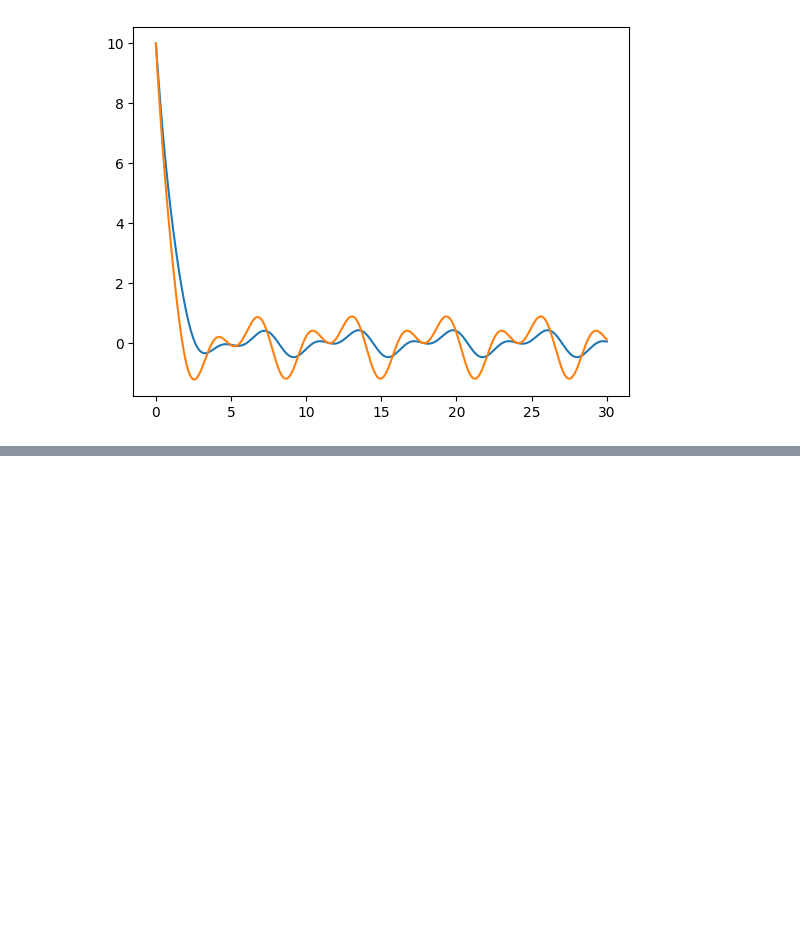
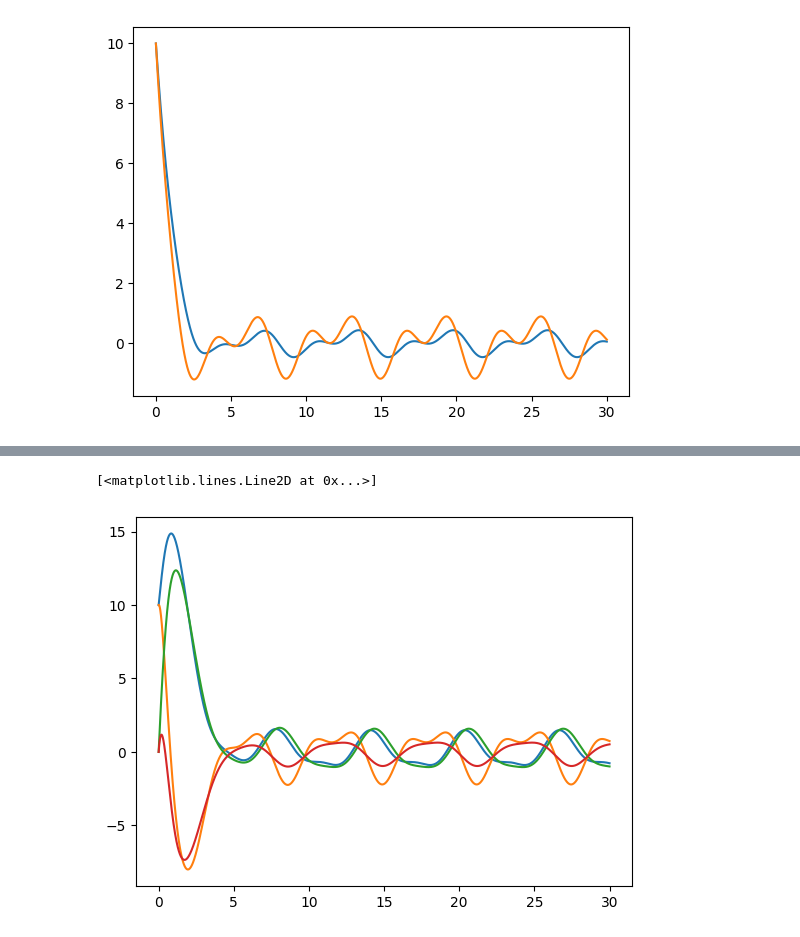
Before and after one commit to diuzhevVlad/control-theory-itmo-2023-2024, a Jupyter notebook: Lab11/Lab11.ipynb, the cells around one changed output, grey strips where cells are left out. Cells and saved outputs as stored; diff of their text form; code cells hidden in the pictures; blank space fills up the shorter version.

Commit message:
lab11 full scratch

```diff
--- a/Lab11/Lab11.ipynb
+++ b/Lab11/Lab11.ipynb
@@ -329,0 +466,2 @@ plt.plot(time_1,out.states[3])
+# %%
+K_4, L_4, Q = generate_Hinf_obs(A,B_1,B_2,C_1,C_2,D_1,D_2,10)
@@ -329,0 +476,23 @@ plt.plot(time_1,out.states[3])
+# %%
+A_new = np.block([
+    [A + B_2@K_4, -B_2@K_4],
+    [-(L_4@D_1+B_1)*(10**-2)@B_1.T@Q, A + L_4@C_1 + (L_4@D_1+B_1)*(10**-2)@B_1.T@Q]
+])
+B_new = np.block([
+    [B_1],
+    [L_4@D_1+B_1]
+])
+C_new = np.block([C_2+D_2@K_4, -D_2@K_4])
+D_new = np.zeros((C_2.shape[0],D_1.shape[1]))
+# %%
+sys_full = ctrl.ss(A_new,B_new,C_new,D_new)
+# %%
+out = ctrl.forced_response(sys_full,time_1,w,np.ones(4)*10)
+# %%
+plt.plot(time_1,out.states[0,:])
+plt.plot(time_1,out.states[1,:])
+plt.plot(time_1,out.states[0,:]-out.states[2,:])
+plt.plot(time_1,out.states[1,:]-out.states[3,:])
+# %% [output]
+[<matplotlib.lines.Line2D at 0x...>]
+[figure, added]
```
Also changed, not shown: parts of 19 cells of this notebook.
